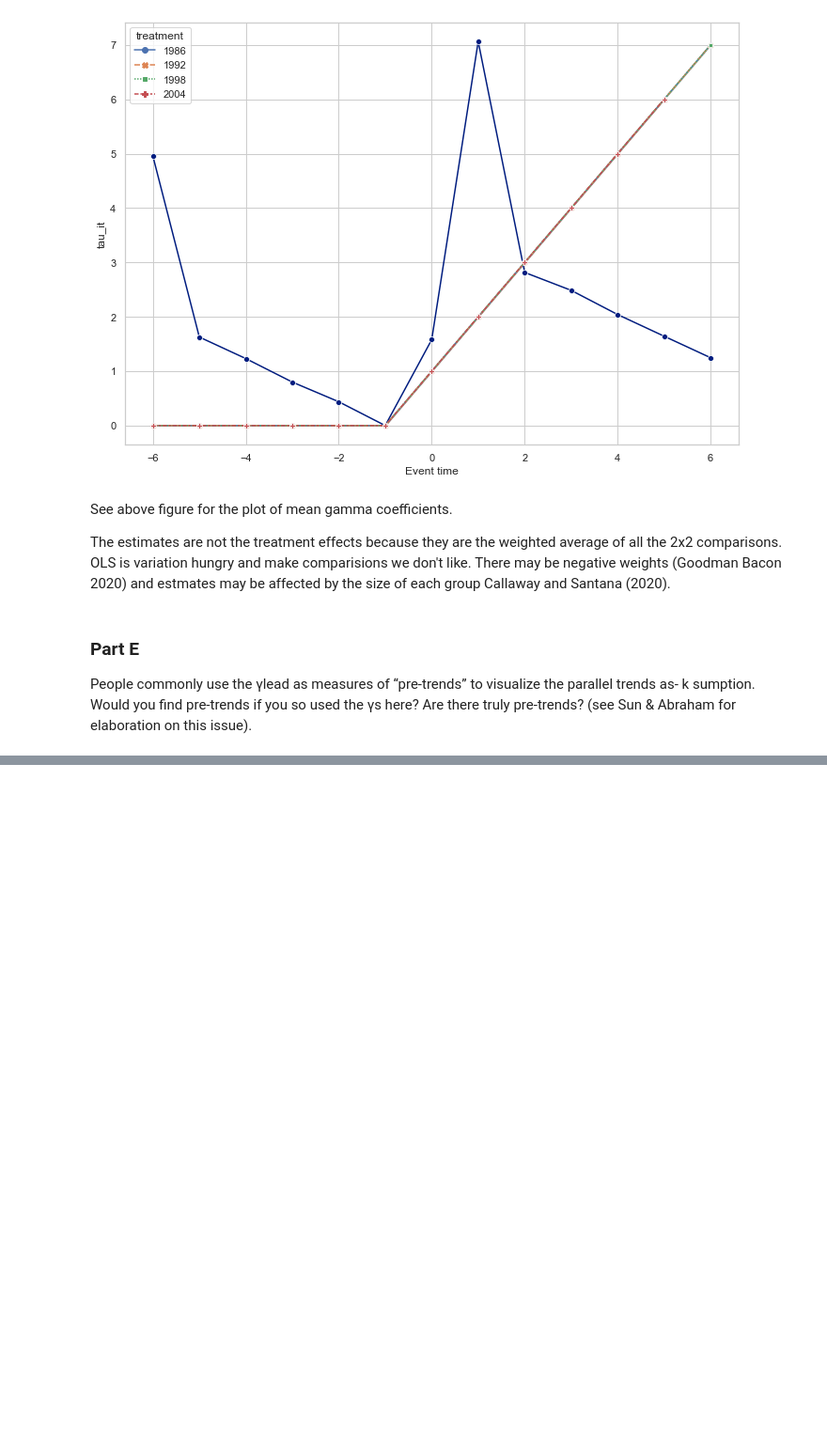
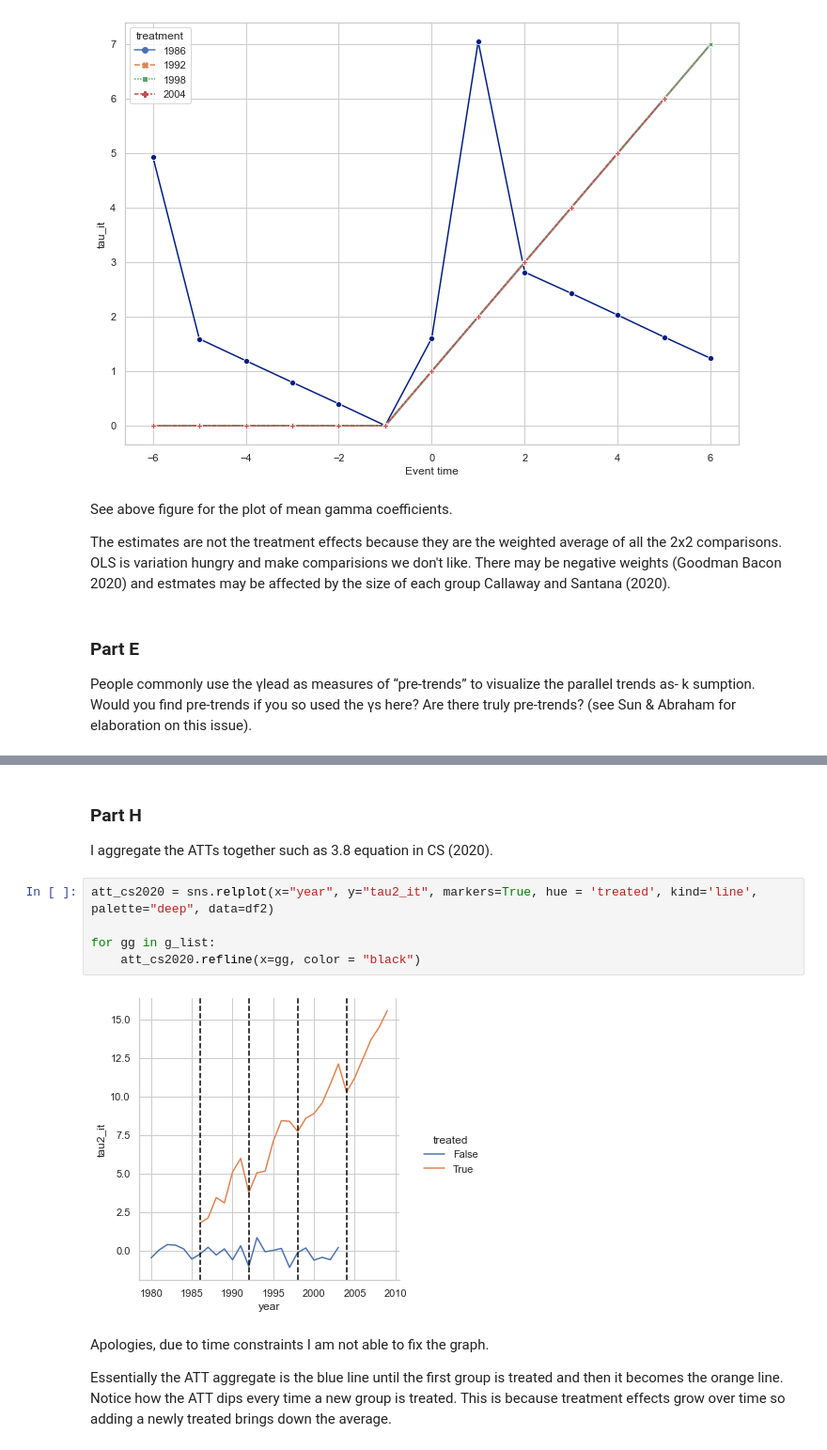
Before and after one commit to jmquintero925/Metrics-III, a Jupyter notebook: ps4/Pset 4 - Q2.ipynb, the cells around one changed output, grey strips where cells are left out. Shown at 94% size. Saved outputs shown, nothing was run; the diff lists cells and outputs as text; blank space fills up the shorter version.

```diff
--- a/ps4/Pset 4 - Q2.ipynb
+++ b/ps4/Pset 4 - Q2.ipynb
@@ -330,0 +379,15 @@ Here we would find p
+# %% [markdown]
+### Part H
+
+I aggregate the ATTs together such as 3.8 equation in CS (2020).
+# %%
+att_cs2020 = sns.relplot(x="year", y="tau2_it", markers=True, hue = 'treated', kind='line', palette="deep", data=df2)
+
+for gg in g_list:
+    att_cs2020.refline(x=gg, color = "black")
+# %% [output]
+[figure, added]
+# %% [markdown]
+Apologies, due to time constraints I am not able to fix the graph.
+
+Essentially the ATT aggregate is the blue line until the first group is treated and then it becomes the orange line. Notice how the ATT dips every time a new group is treated. This is because treatment effects grow over time so adding a newly treated brings down the average.
```
Also changed, not shown: parts of 8 cells of this notebook, 2 other files.
